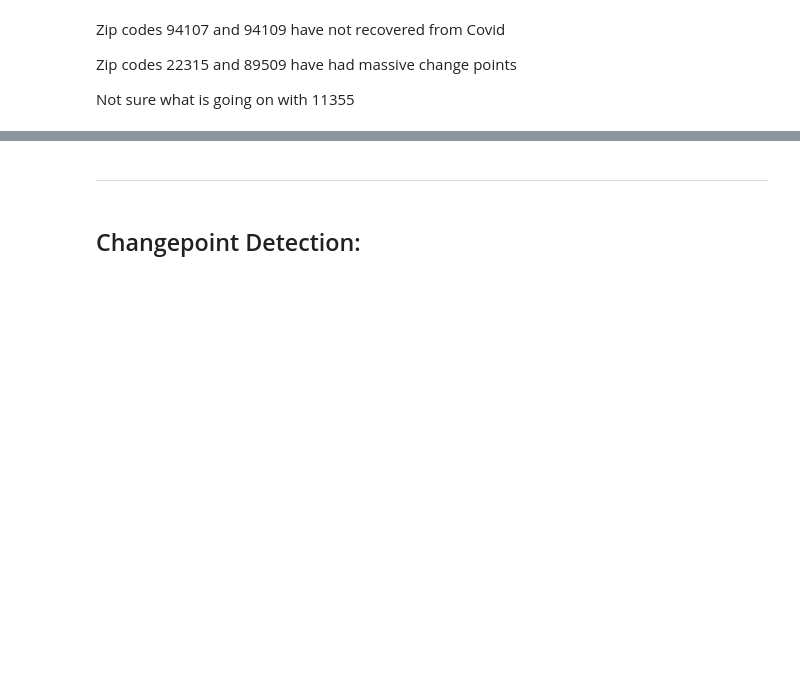
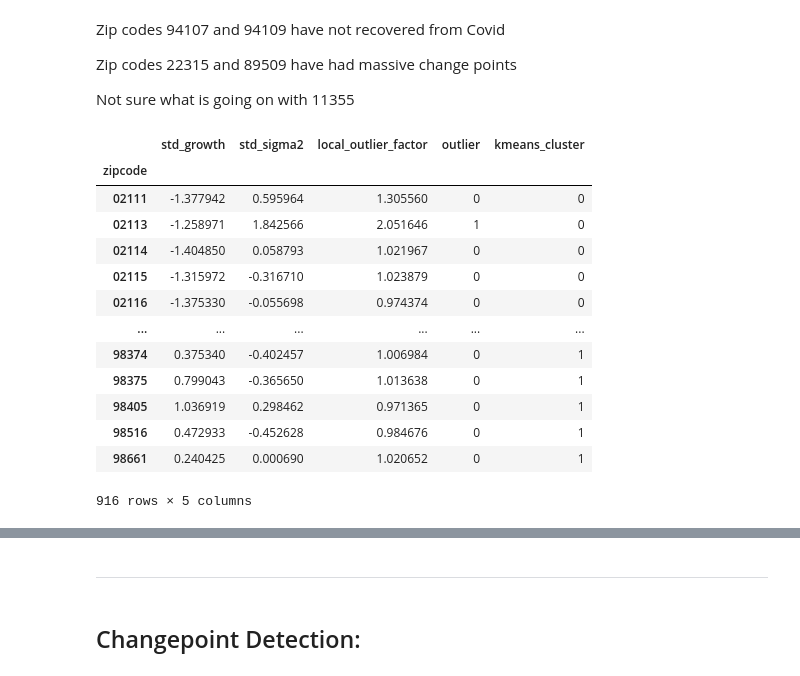
Before and after one commit to ichbinallen/zori_zori, a Jupyter notebook: notebooks/Zori_Rents.ipynb, the cells around one changed output, grey strips where cells are left out. Drawn from its saved outputs; the diff is of its cells as text; code cells hidden in the pictures; blank space fills up the shorter version.

```diff
--- a/notebooks/Zori_Rents.ipynb
+++ b/notebooks/Zori_Rents.ipynb
@@ -445,3 +452,29 @@ Zip codes 94107 and 94109 have not recovered from Covid
 Zip codes 22315 and 89509 have had massive change points
 
 Not sure what is going on with 11355
+# %%
+# training k-means model
+from sklearn.cluster import KMeans
+
+kmeans = KMeans(n_clusters=3)
+kmeans.fit(lof_data[["std_growth", "std_sigma2"]])
+
+# predictions from kmeans
+pred = kmeans.predict(lof_data[["std_growth", "std_sigma2"]])
+lof_data["kmeans_cluster"] = pred
+lof_data
+# %% [output]
+|  | std_growth | std_sigma2 | local_outlier_factor | outlier | kmeans_cluster |
+| zipcode |  |  |  |  |  |
+| 02111 | -1.377942 | 0.595964 | 1.305560 | 0 | 0 |
+| 02113 | -1.258971 | 1.842566 | 2.051646 | 1 | 0 |
+| 02114 | -1.404850 | 0.058793 | 1.021967 | 0 | 0 |
+| 02115 | -1.315972 | -0.316710 | 1.023879 | 0 | 0 |
+| 02116 | -1.375330 | -0.055698 | 0.974374 | 0 | 0 |
+| ... | ... | ... | ... | ... | ... |
+| 98374 | 0.375340 | -0.402457 | 1.006984 | 0 | 1 |
+| 98375 | 0.799043 | -0.365650 | 1.013638 | 0 | 1 |
+| 98405 | 1.036919 | 0.298462 | 0.971365 | 0 | 1 |
+| 98516 | 0.472933 | -0.452628 | 0.984676 | 0 | 1 |
+| 98661 | 0.240425 | 0.000690 | 1.020652 | 0 | 1 |
+916 rows × 5 columns
```
Also changed, not shown: parts of 4 cells of this notebook.
